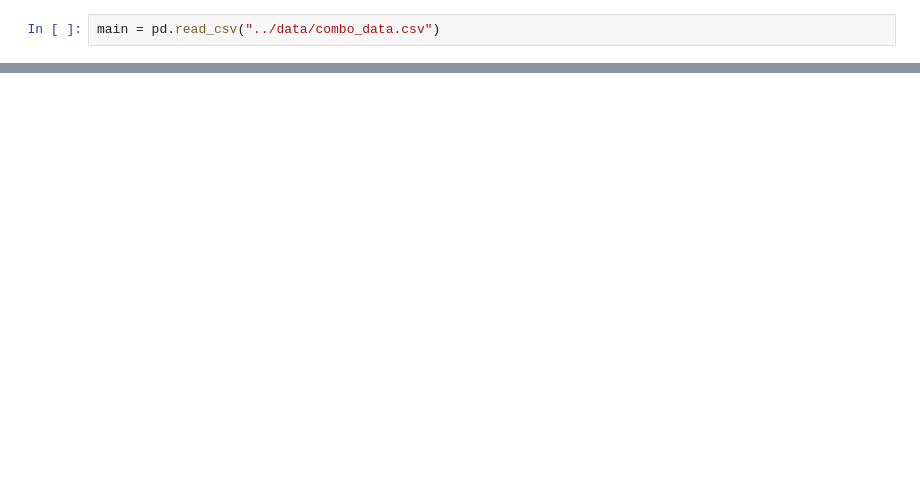
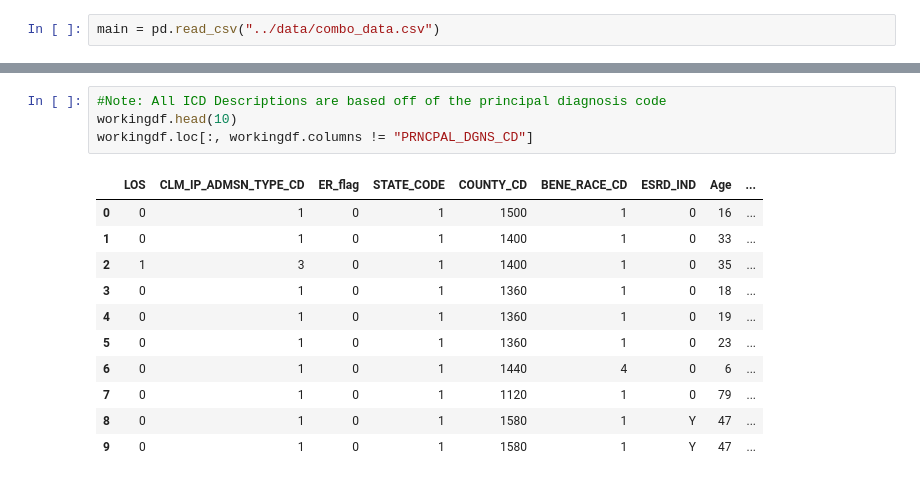
Before and after one commit to lwilsen/HealthCareAnalysis, a Jupyter notebook: luke_code/modelling/models.ipynb, the cells around one changed output, grey strips where cells are left out. Cells and saved outputs as stored; diff of their text form; blank space fills up the shorter version.

```diff
--- a/luke_code/modelling/models.ipynb
+++ b/luke_code/modelling/models.ipynb
@@ -53,0 +79,16 @@ def get_cont_enrolled(init_year, end_year, df):
+# %%
+#Note: All ICD Descriptions are based off of the principal diagnosis code
+workingdf.head(10)
+workingdf.loc[:, workingdf.columns != "PRNCPAL_DGNS_CD"]
+# %% [output]
+|  | LOS | CLM_IP_ADMSN_TYPE_CD | ER_flag | STATE_CODE | COUNTY_CD | BENE_RACE_CD | ESRD_IND | Age | ... |
+| 0 | 0 | 1 | 0 | 1 | 1500 | 1 | 0 | 16 | ... |
+| 1 | 0 | 1 | 0 | 1 | 1400 | 1 | 0 | 33 | ... |
+| 2 | 1 | 3 | 0 | 1 | 1400 | 1 | 0 | 35 | ... |
+| 3 | 0 | 1 | 0 | 1 | 1360 | 1 | 0 | 18 | ... |
+| 4 | 0 | 1 | 0 | 1 | 1360 | 1 | 0 | 19 | ... |
+| 5 | 0 | 1 | 0 | 1 | 1360 | 1 | 0 | 23 | ... |
+| 6 | 0 | 1 | 0 | 1 | 1440 | 4 | 0 | 6 | ... |
+| 7 | 0 | 1 | 0 | 1 | 1120 | 1 | 0 | 79 | ... |
+| 8 | 0 | 1 | 0 | 1 | 1580 | 1 | Y | 47 | ... |
+| 9 | 0 | 1 | 0 | 1 | 1580 | 1 | Y | 47 | ... |
```
Also changed, not shown: parts of 10 cells of this notebook, 4 other files.
